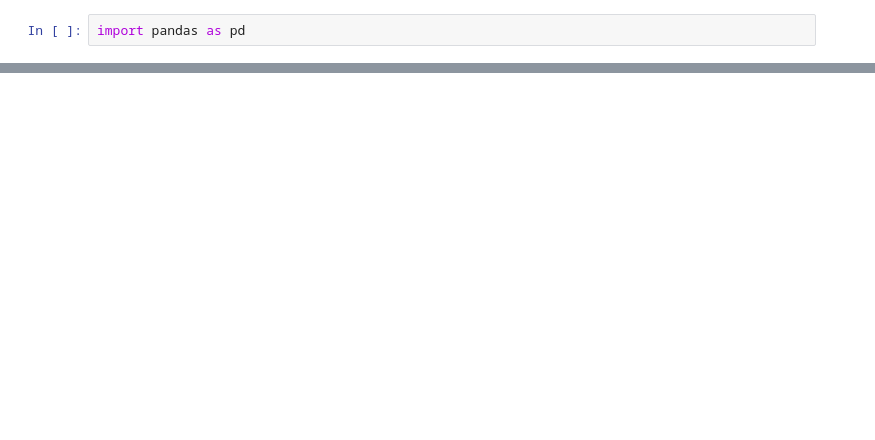
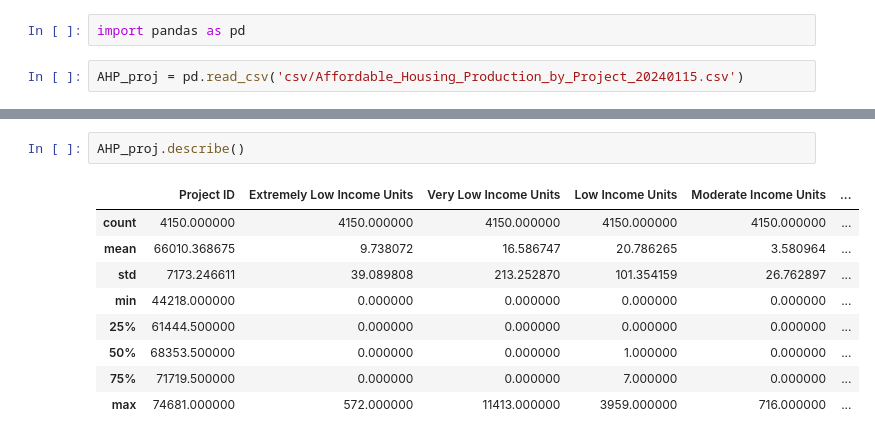
Before and after one commit to tkalainoff/gowanus-rezoning, a Jupyter notebook: data/AHP_analysis.ipynb, the cells around one changed output, grey strips where cells are left out. Saved outputs shown, nothing was run; the diff lists cells and outputs as text; blank space fills up the shorter version.

```diff
--- a/data/AHP_building-analysis.ipynb
+++ b/data/AHP_analysis.ipynb
@@ -1,2 +1,4 @@
 # %%
 import pandas as pd
+# %%
+AHP_proj = pd.read_csv('csv/Affordable_Housing_Production_by_Project_20240115.csv')
@@ -2,0 +14,12 @@ import pandas as pd
+# %%
+AHP_proj.describe()
+# %% [output]
+|  | Project ID | Extremely Low Income Units | Very Low Income Units | Low Income Units | Moderate Income Units | ... |
+| count | 4150.000000 | 4150.000000 | 4150.000000 | 4150.000000 | 4150.000000 | ... |
+| mean | 66010.368675 | 9.738072 | 16.586747 | 20.786265 | 3.580964 | ... |
+| std | 7173.246611 | 39.089808 | 213.252870 | 101.354159 | 26.762897 | ... |
+| min | 44218.000000 | 0.000000 | 0.000000 | 0.000000 | 0.000000 | ... |
+| 25% | 61444.500000 | 0.000000 | 0.000000 | 0.000000 | 0.000000 | ... |
+| 50% | 68353.500000 | 0.000000 | 0.000000 | 1.000000 | 0.000000 | ... |
+| 75% | 71719.500000 | 0.000000 | 0.000000 | 7.000000 | 0.000000 | ... |
+| max | 74681.000000 | 572.000000 | 11413.000000 | 3959.000000 | 716.000000 | ... |
```
Also changed, not shown: parts of 6 cells of this notebook, 10 other files.
